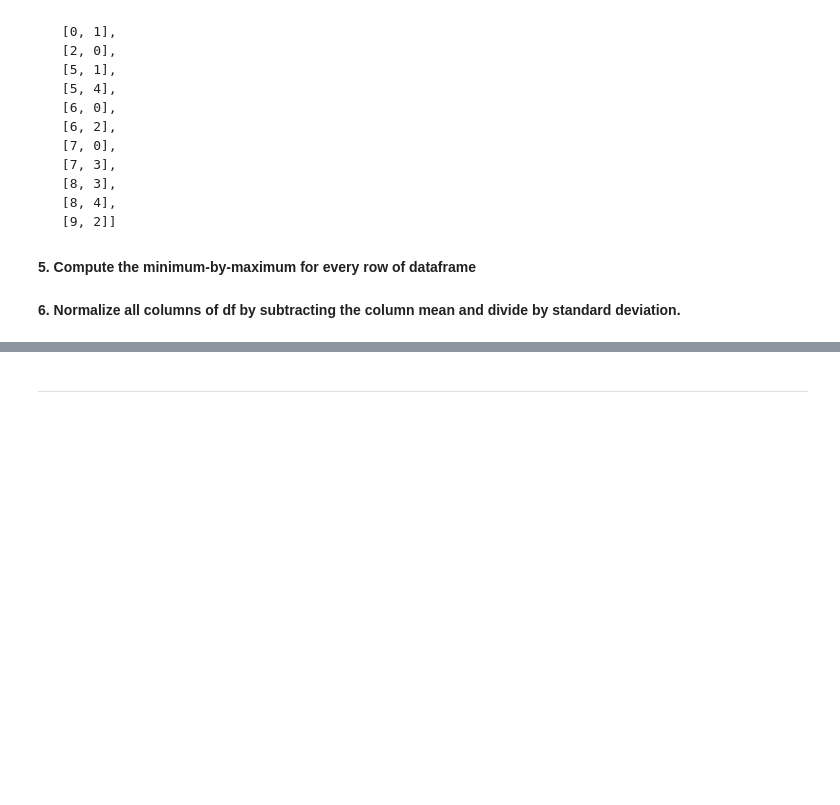
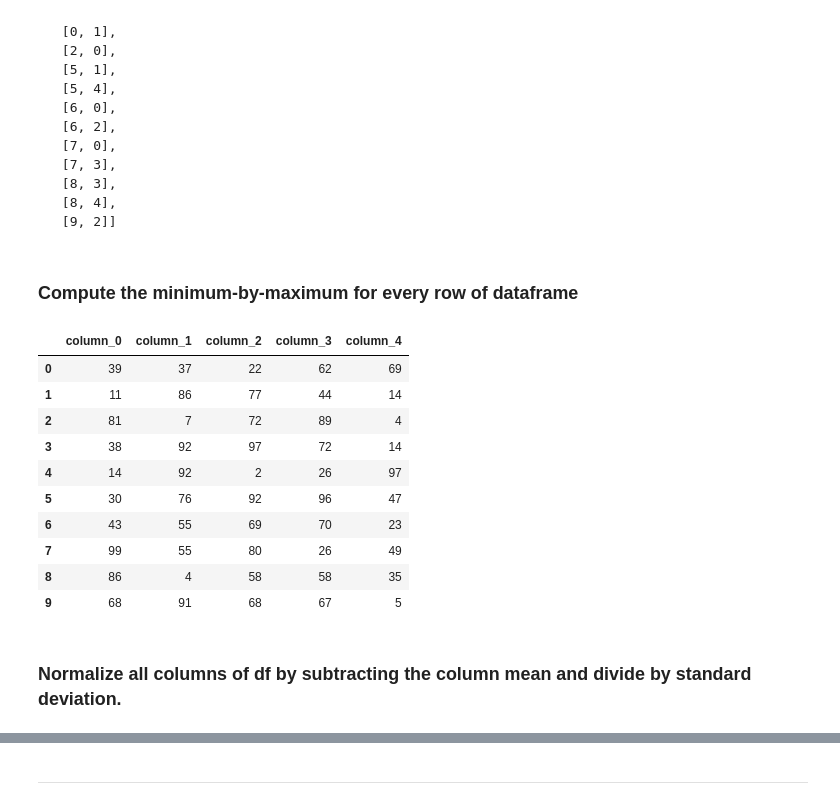
Before and after one commit to sanityseeker/lspy-2023, a Jupyter notebook: seminar_pandas.ipynb, the cells around one changed output, grey strips where cells are left out. Drawn from its saved outputs; the diff is of its cells as text; code cells hidden in the pictures; blank space fills up the shorter version.

````diff
--- a/seminar_pandas.ipynb
+++ b/seminar_pandas.ipynb
@@ -102,4 +607,4 @@ Now try to treat rows and columns as coordinates. Return list (or array) of pair
  [9, 2]]
  ```
 # %% [markdown]
-**5. Compute the minimum-by-maximum for every row of dataframe**
+### Compute the minimum-by-maximum for every row of dataframe
@@ -107,0 +611,14 @@ Now try to treat rows and columns as coordinates. Return list (or array) of pair
+# %%
+df
+# %% [output]
+|  | column_0 | column_1 | column_2 | column_3 | column_4 |
+| 0 | 39 | 37 | 22 | 62 | 69 |
+| 1 | 11 | 86 | 77 | 44 | 14 |
+| 2 | 81 | 7 | 72 | 89 | 4 |
+| 3 | 38 | 92 | 97 | 72 | 14 |
+| 4 | 14 | 92 | 2 | 26 | 97 |
+| 5 | 30 | 76 | 92 | 96 | 47 |
+| 6 | 43 | 55 | 69 | 70 | 23 |
+| 7 | 99 | 55 | 80 | 26 | 49 |
+| 8 | 86 | 4 | 58 | 58 | 35 |
+| 9 | 68 | 91 | 68 | 67 | 5 |
@@ -108,2 +628,2 @@ Now try to treat rows and columns as coordinates. Return list (or array) of pair
 # %% [markdown]
-**6. Normalize all columns of df by subtracting the column mean and divide by standard deviation.**
+### Normalize all columns of df by subtracting the column mean and divide by standard deviation.
````
Also changed, not shown: parts of 133 cells of this notebook.
